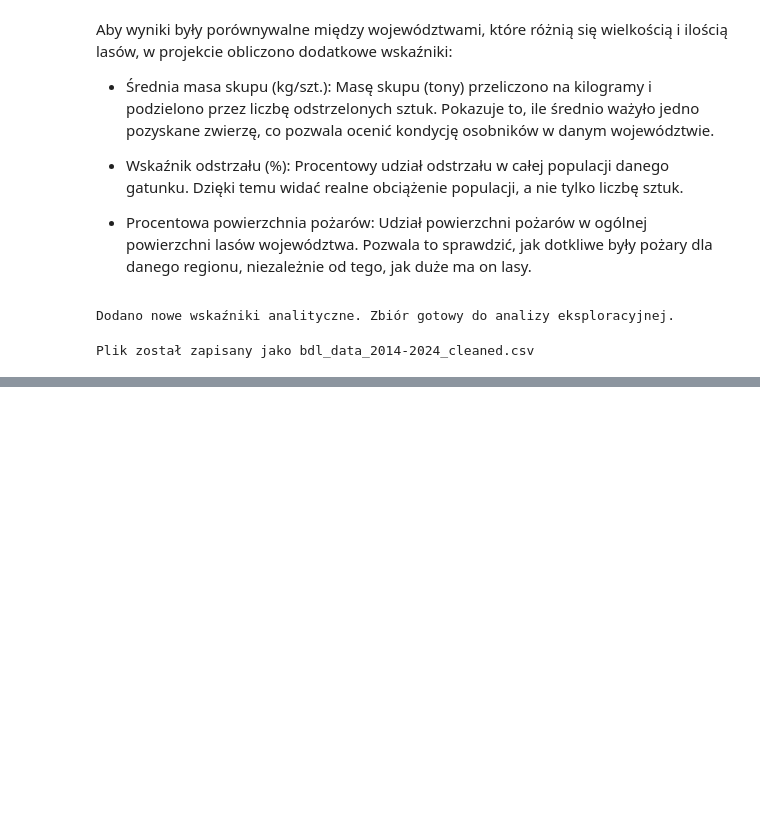
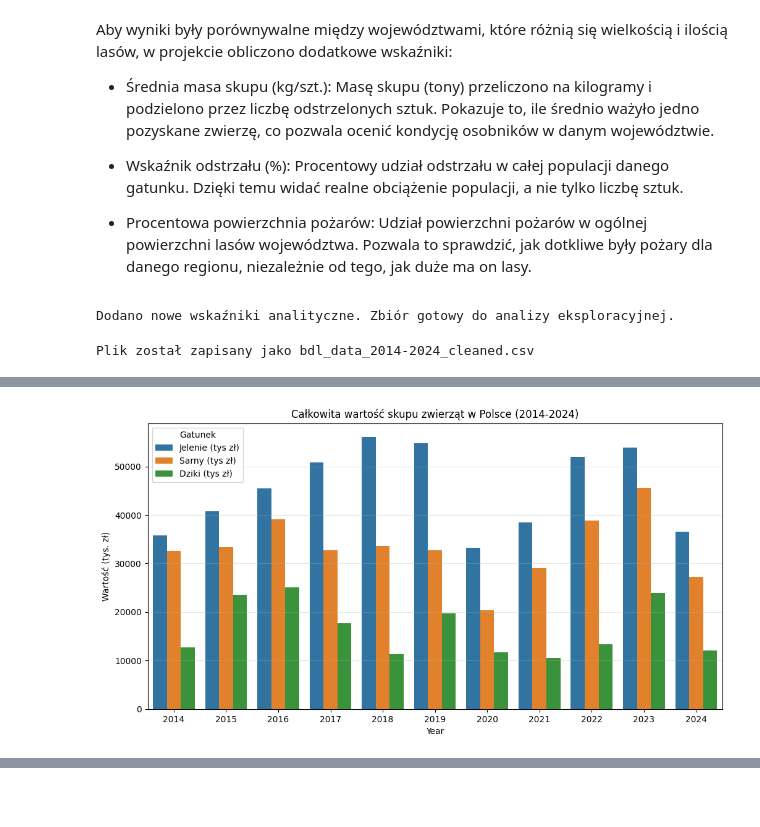
Before and after one commit to edyta02/Analiza-danych-z-R-i-Python---LW, a Jupyter notebook: Projekt.ipynb, the cells around one changed output, grey strips where cells are left out. Cells and saved outputs as stored; diff of their text form; code cells hidden in the pictures; blank space fills up the shorter version.

```diff
--- a/Projekt.ipynb
+++ b/Projekt.ipynb
@@ -871,0 +884,15 @@ Plik został zapisany jako bdl_data_2014-2024_cleaned.csv
+# %%
+# Agregacja danych dla całego kraju
+cols_value = ['Jelenie (tys zł)', 'Sarny (tys zł)', 'Dziki (tys zł)']
+df_value_agg = df_combined.groupby('Year')[cols_value].sum().reset_index()
+
+# Przekształcenie do formatu "long" dla łatwiejszego rysowania
+df_melted = df_value_agg.melt(id_vars='Year', var_name='Gatunek', value_name='Wartość (tys. zł)')
+
+plt.figure(figsize=(12, 6))
+sns.barplot(data=df_melted, x='Year', y='Wartość (tys. zł)', hue='Gatunek')
+plt.title('Całkowita wartość skupu zwierząt w Polsce (2014-2024)')
+plt.grid(axis='y', alpha=0.3)
+plt.show()
+# %% [output]
+[figure, added]
```
Also changed, not shown: parts of 18 cells of this notebook.
